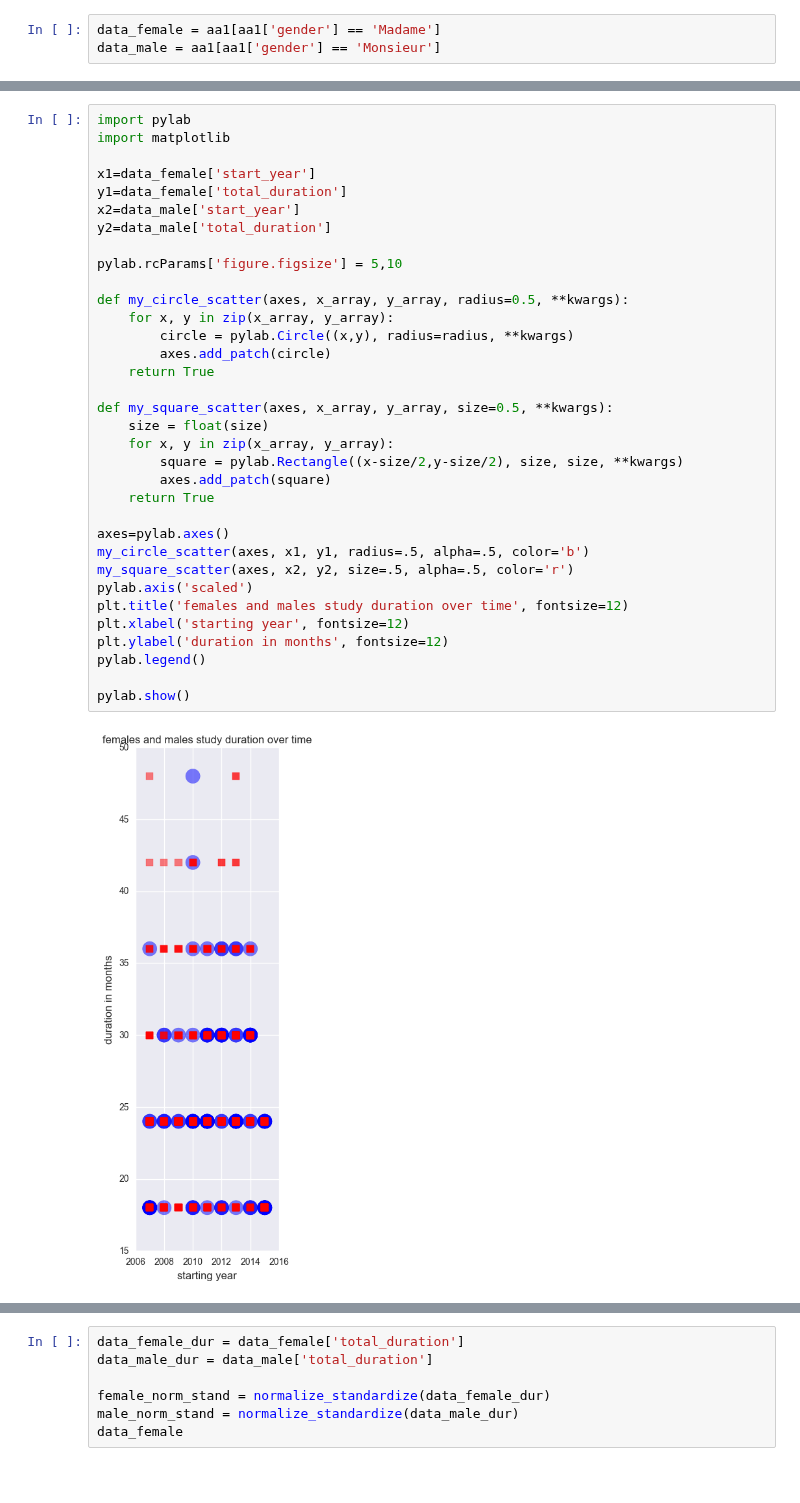
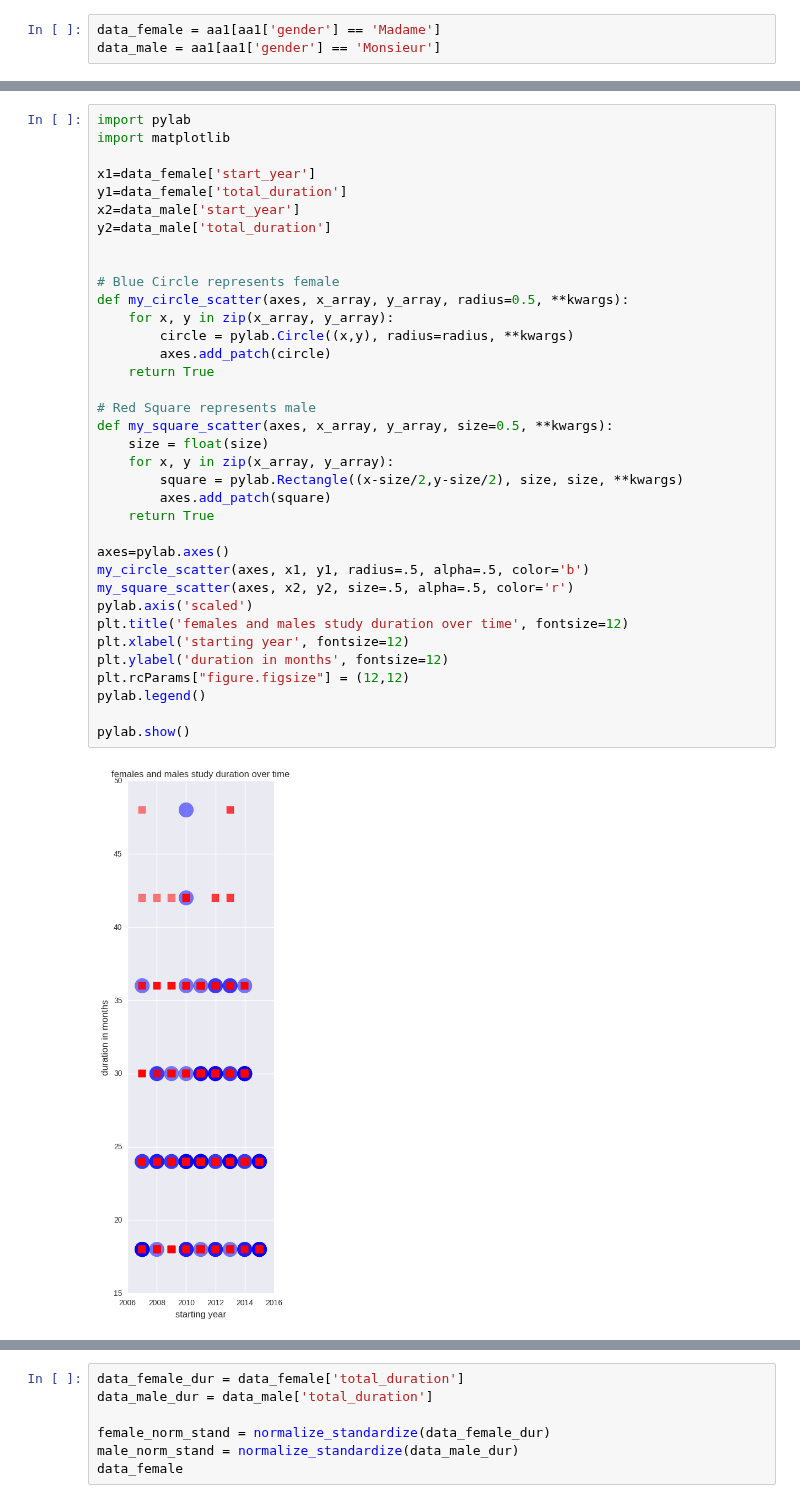
Before and after one commit to meryemmhamdi1/Gokcen_Meryem_Riyadh_ADA, a Jupyter notebook: 02 - Data from the Web/HW2.ipynb, the cells around one changed output, grey strips where cells are left out. Saved outputs shown, nothing was run; the diff lists cells and outputs as text; blank space fills up the shorter version.

```diff
--- a/02 - Data from the Web/HW2.ipynb
+++ b/02 - Data from the Web/HW2.ipynb
@@ -997,33 +1045,35 @@ import matplotlib
 x1=data_female['start_year']
 y1=data_female['total_duration']
 x2=data_male['start_year']
 y2=data_male['total_duration']
 
-pylab.rcParams['figure.figsize'] = 5,10
 
+# Blue Circle represents female
 def my_circle_scatter(axes, x_array, y_array, radius=0.5, **kwargs):
     for x, y in zip(x_array, y_array):
         circle = pylab.Circle((x,y), radius=radius, **kwargs)
         axes.add_patch(circle)
     return True
 
+# Red Square represents male
 def my_square_scatter(axes, x_array, y_array, size=0.5, **kwargs):
     size = float(size)
     for x, y in zip(x_array, y_array):
         square = pylab.Rectangle((x-size/2,y-size/2), size, size, **kwargs)
         axes.add_patch(square)
     return True
 
 axes=pylab.axes()
 my_circle_scatter(axes, x1, y1, radius=.5, alpha=.5, color='b')
 my_square_scatter(axes, x2, y2, size=.5, alpha=.5, color='r')
 pylab.axis('scaled')
 plt.title('females and males study duration over time', fontsize=12)
 plt.xlabel('starting year', fontsize=12)
 plt.ylabel('duration in months', fontsize=12)
+plt.rcParams["figure.figsize"] = (12,12)
 pylab.legend()
 
 pylab.show()
 # %% [output]
-[figure, old version]
+[figure, new version]
 # %% [markdown]
```
Also changed, not shown: parts of 76 cells of this notebook.
